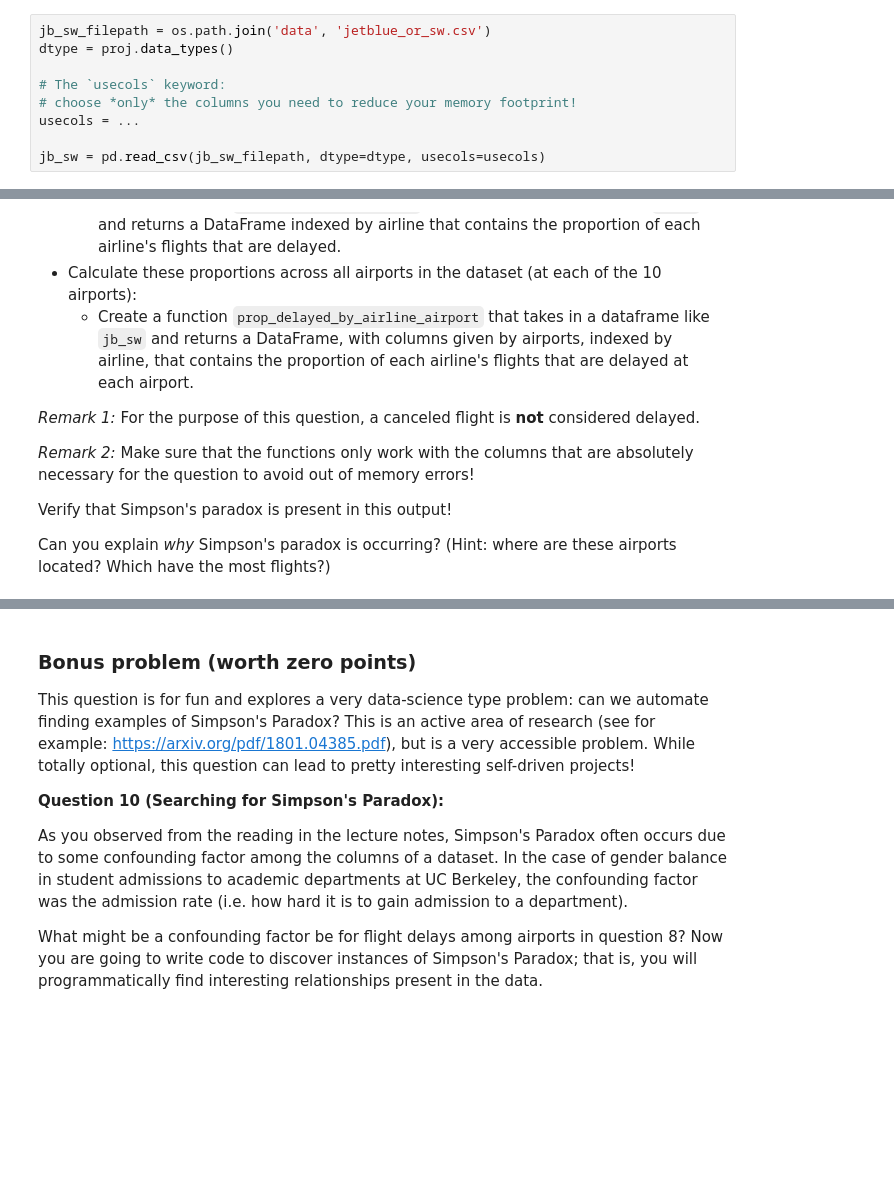
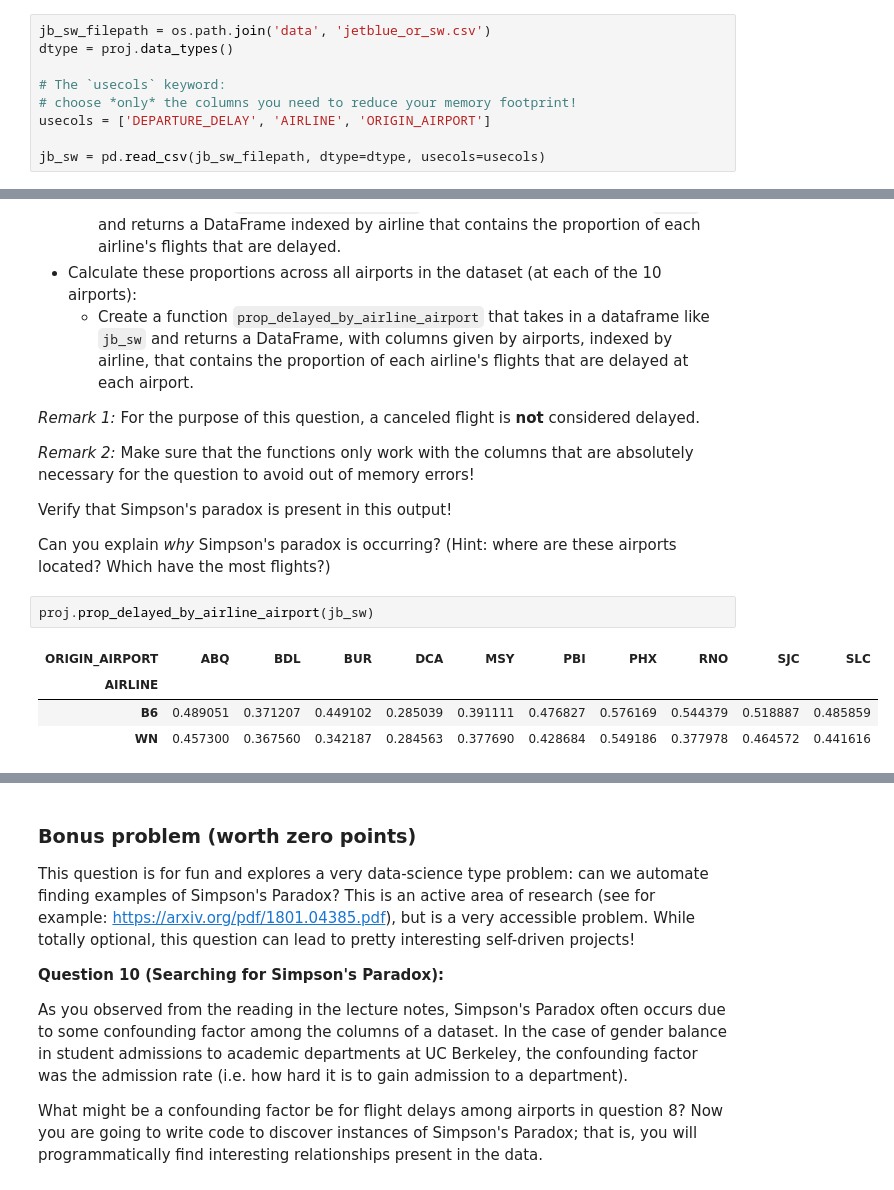
Before and after one commit to Zetroc99/DSC_80, a Jupyter notebook: projects/02/project02.ipynb, the cells around one changed output, grey strips where cells are left out. Saved outputs shown, nothing was run; the diff lists cells and outputs as text; blank space fills up the shorter version.

```diff
--- a/projects/02/project02.ipynb
+++ b/projects/02/project02.ipynb
@@ -335,7 +369,7 @@ dtype = proj.data_types()
 
 # The `usecols` keyword:
 # choose *only* the columns you need to reduce your memory footprint!
-usecols = ...
+usecols = ['DEPARTURE_DELAY', 'AIRLINE', 'ORIGIN_AIRPORT']
 
 jb_sw = pd.read_csv(jb_sw_filepath, dtype=dtype, usecols=usecols)
 # %% [markdown]
@@ -356,3 +390,10 @@ Illustrate Simpson's paradox with this table:
 Verify that Simpson's paradox is present in this output!
 
 Can you explain *why* Simpson's paradox is occurring? (Hint: where are these airports located? Which have the most flights?)
+# %%
+proj.prop_delayed_by_airline_airport(jb_sw)
+# %% [output]
+| ORIGIN_AIRPORT | ABQ | BDL | BUR | DCA | MSY | PBI | PHX | RNO | SJC | SLC |
+| AIRLINE |  |  |  |  |  |  |  |  |  |  |
+| B6 | 0.489051 | 0.371207 | 0.449102 | 0.285039 | 0.391111 | 0.476827 | 0.576169 | 0.544379 | 0.518887 | 0.485859 |
+| WN | 0.457300 | 0.367560 | 0.342187 | 0.284563 | 0.377690 | 0.428684 | 0.549186 | 0.377978 | 0.464572 | 0.441616 |
```
Also changed, not shown: parts of 16 cells of this notebook, 1 other file.
